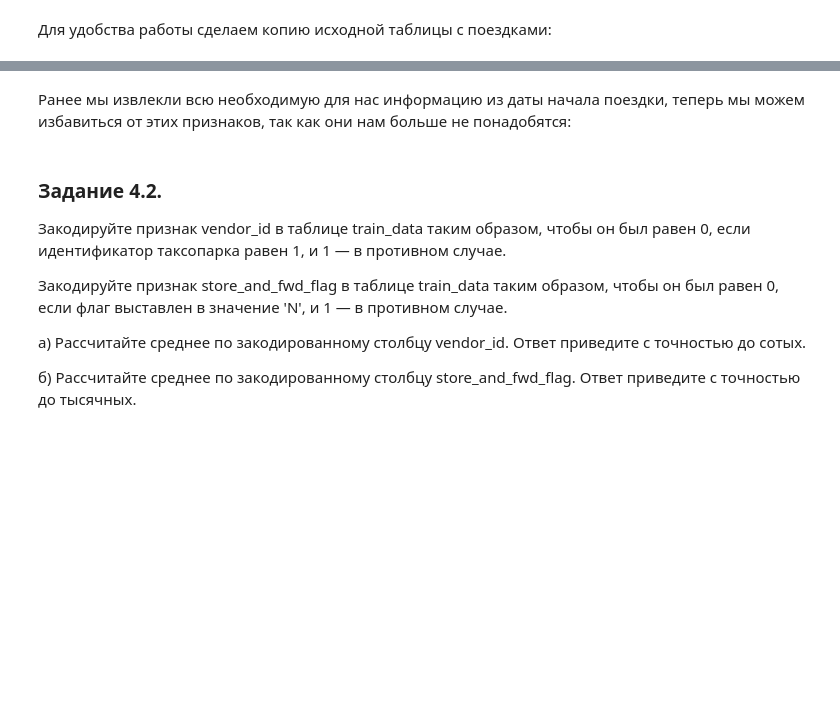
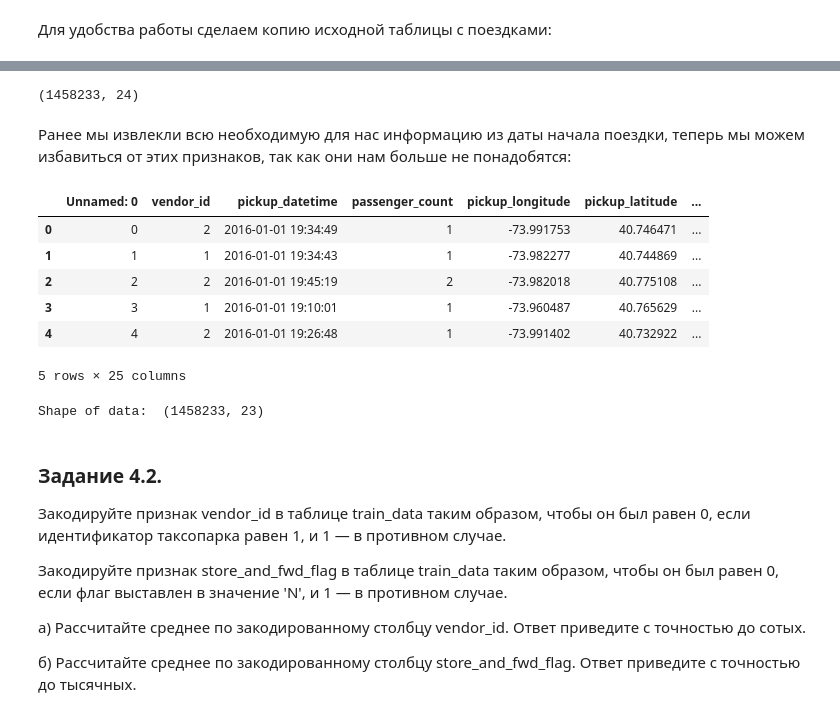
Before and after one commit to danilovabg/SkillFactory, a Jupyter notebook: Project_5__Danilova.ipynb, the cells around one changed output, grey strips where cells are left out. Drawn from its saved outputs; the diff is of its cells as text; code cells hidden in the pictures; blank space fills up the shorter version.

```diff
--- a/Project_5__Danilova.ipynb
+++ b/Project_5__Danilova.ipynb
@@ -890,9 +916,29 @@ train_data.head()
+# %%
+# result_df.to_csv('/content/drive/MyDrive/result_taxi_data.csv')
+result_df = pd.read_csv('/content/drive/MyDrive/result_taxi_data.csv')
+# %%
+result_df.shape
+# %% [output]
+(1458233, 24)
 # %% [markdown]
 Ранее мы извлекли всю необходимую для нас информацию из даты начала поездки, теперь мы можем избавиться от этих признаков, так как они нам больше не понадобятся:
+# %%
+train_data = result_df.copy()
+train_data.head()
+# %% [output]
+|  | Unnamed: 0 | vendor_id | pickup_datetime | passenger_count | pickup_longitude | pickup_latitude | ... |
+| 0 | 0 | 2 | 2016-01-01 19:34:49 | 1 | -73.991753 | 40.746471 | ... |
+| 1 | 1 | 1 | 2016-01-01 19:34:43 | 1 | -73.982277 | 40.744869 | ... |
+| 2 | 2 | 2 | 2016-01-01 19:45:19 | 2 | -73.982018 | 40.775108 | ... |
+| 3 | 3 | 1 | 2016-01-01 19:10:01 | 1 | -73.960487 | 40.765629 | ... |
+| 4 | 4 | 2 | 2016-01-01 19:26:48 | 1 | -73.991402 | 40.732922 | ... |
+5 rows × 25 columns
 # %%
 drop_columns = ['pickup_datetime', 'pickup_date']
 train_data = train_data.drop(drop_columns, axis=1)
 print('Shape of data:  {}'.format(train_data.shape))
+# %% [output]
+Shape of data:  (1458233, 23)
 # %% [markdown]
 ### Задание 4.2.
 
```
Also changed, not shown: parts of 73 cells of this notebook.
